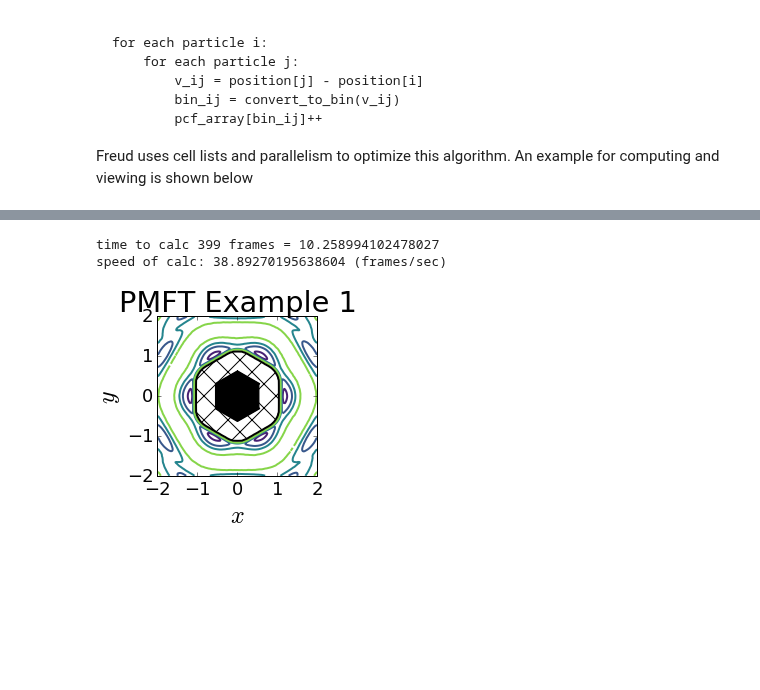
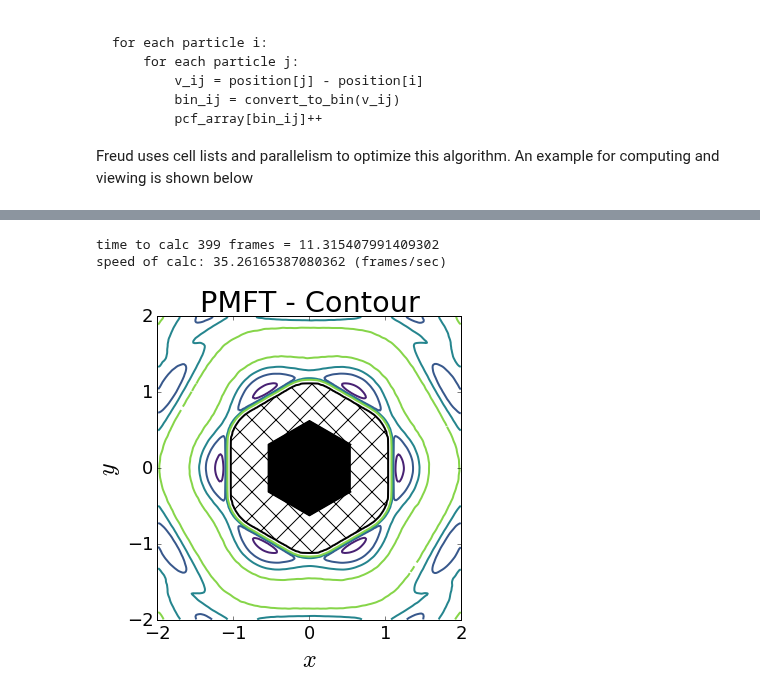
Before and after one commit to glotzerlab/freud-examples, a Jupyter notebook: AIChE PMFT.ipynb, the cells around one changed output, grey strips where cells are left out. Cells and saved outputs as stored; diff of their text form; code cells hidden in the pictures; blank space fills up the shorter version.

```diff
--- a/AIChE PMFT.ipynb
+++ b/AIChE PMFT.ipynb
@@ -1,5 +1,10 @@
 # %%
 %matplotlib inline
+# this is specifically for niceness in presentations;
+# not recommended for real use
+import warnings
+warnings.filterwarnings("ignore")
+
 import numpy as np
 from cycler import cycler
 import matplotlib
@@ -15,8 +20,8 @@ from scipy.ndimage.filters import gaussian_filter
 from ipywidgets import IntProgress
 from IPython.display import display
 
-matplotlib.rcParams.update({'font.sans-serif': 'Helvetica'})
-matplotlib.rcParams.update({'font.family': 'sans-serif'})
+# matplotlib.rcParams.update({'font.sans-serif': 'Helvetica'})
+# matplotlib.rcParams.update({'font.family': 'sans-serif'})
 matplotlib.rcParams.update({'font.size': 24})
 matplotlib.rcParams.update({'axes.labelsize': 24})
 matplotlib.rcParams.update({'xtick.labelsize': 18})
@@ -217,35 +223,35 @@ for i in range(pmft.getNBinsX()):
             pmft_arr[j, i] = 10.0
 w = int(2.0 * pmft.getNBinsX() / (2.0 * 3.0))
 center = int(pmft.getNBinsX()/2)
 # get the center of the histogram bins
 pmft_reduced = np.array(pmft_arr[center-w:center+w, center-w:center+w])
 pmft_smooth = gaussian_filter(pmft_reduced, 1)
 x = pmft.getX()
 y = pmft.getY()
 reduced_x = x[center-w:center+w]
 reduced_y = y[center-w:center+w]
 
-pyplot.figure(figsize=(8,8))
-pyplot.title("PMFT Example 1")
+pyplot.figure(figsize=(6,6))
+pyplot.title("PMFT - Contour")
 norm = matplotlib.colors.Normalize(vmin=-2.5,vmax=3.0)
 values = [-2, -1, 0, 2]
 n_values = [norm(i) for i in values]
 colors = matplotlib.cm.viridis(n_values)
 colors = colors[:,:3]
 pyplot.contour(reduced_x, reduced_y, pmft_smooth, [-2, -1, 0, 2],
     colors=colors)
 pyplot.contour(reduced_x, reduced_y, pmft_smooth, [9, 10], colors="black")
 pyplot.contourf(reduced_x, reduced_y, pmft_smooth, [9, 10], hatches="X", colors="none")
 pyplot.plot(verts[:,0], verts[:,1], color="black", marker=",")
 pyplot.fill(verts[:,0], verts[:,1], color="black")
 pyplot.axes().set_aspect("equal")
 pyplot.xticks([i for i in range(-2, 3, 1)])
 pyplot.yticks([i for i in range(-2, 3, 1)])
 pyplot.xlabel(r"$x$")
 pyplot.ylabel(r"$y$")
 pyplot.tight_layout()
 pyplot.show()
 # %% [output]
-time to calc 399 frames = 10.258994102478027
-speed of calc: 38.89270195638604 (frames/sec)
+time to calc 399 frames = 11.315407991409302
+speed of calc: 35.26165387080362 (frames/sec)
-[figure, old version]
+[figure, new version]
```
Also changed, not shown: parts of 1 cell of this notebook, 2 other files.
